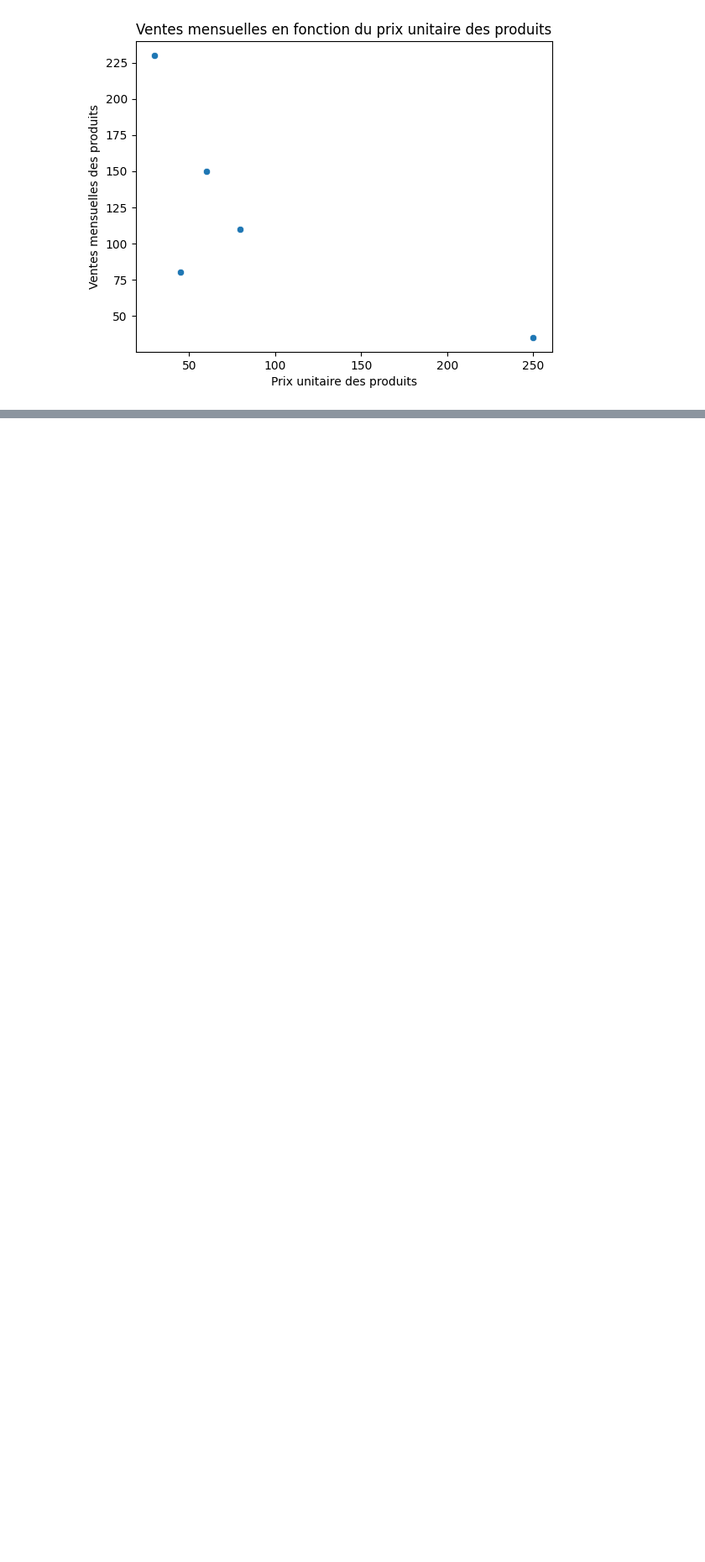
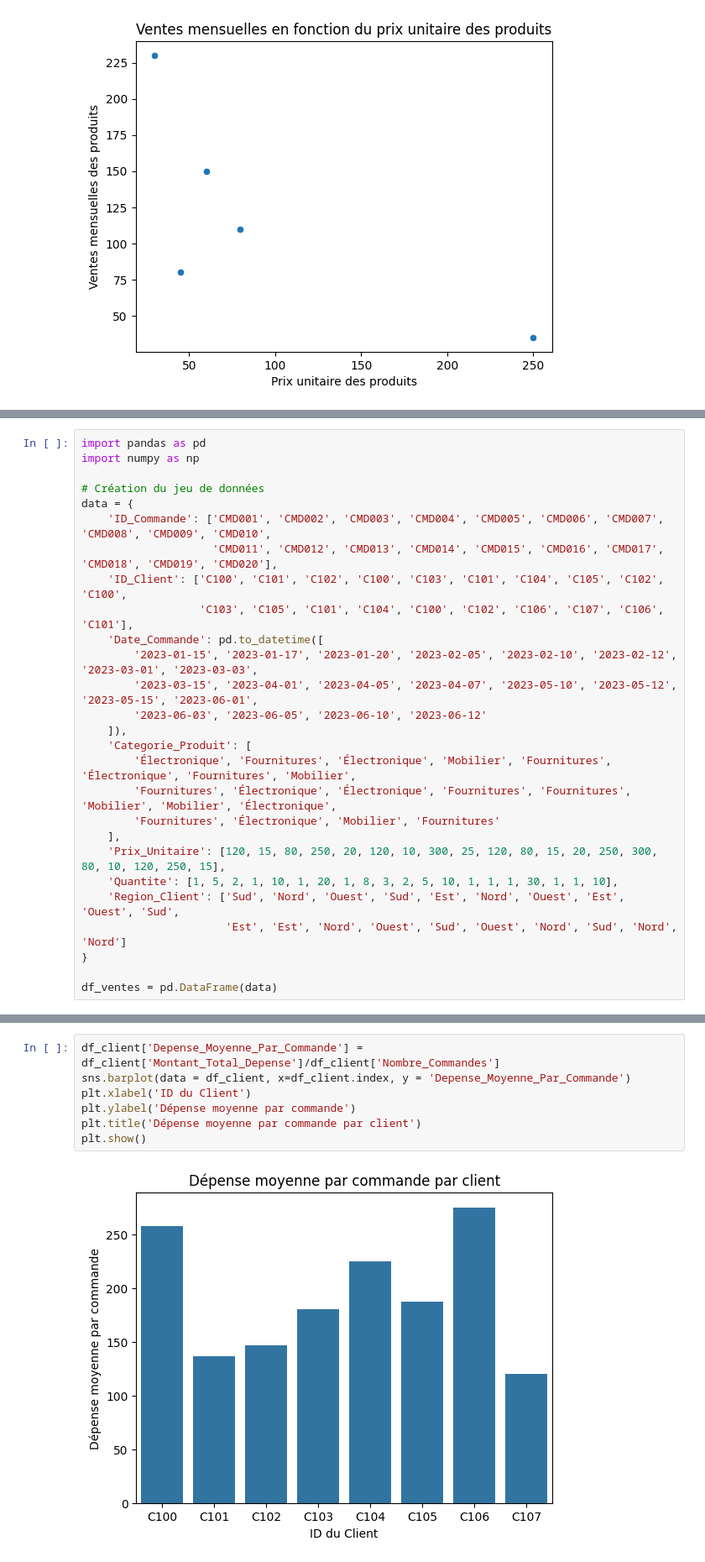
Before and after one commit to vicduch/apprentissageMLPython, a Jupyter notebook: Apprentissage_Python_ML.ipynb, the cells around one changed output, grey strips where cells are left out. Shown at 84% size. Saved outputs shown, nothing was run; the diff lists cells and outputs as text; blank space fills up the shorter version.

```diff
--- a/Apprentissage_Python_ML.ipynb
+++ b/Apprentissage_Python_ML.ipynb
@@ -664,0 +685,27 @@ plt.show()
+# %%
+import pandas as pd
+import numpy as np
+
+# Création du jeu de données
+data = {
+    'ID_Commande': ['CMD001', 'CMD002', 'CMD003', 'CMD004', 'CMD005', 'CMD006', 'CMD007', 'CMD008', 'CMD009', 'CMD010',
+                    'CMD011', 'CMD012', 'CMD013', 'CMD014', 'CMD015', 'CMD016', 'CMD017', 'CMD018', 'CMD019', 'CMD020'],
+    'ID_Client': ['C100', 'C101', 'C102', 'C100', 'C103', 'C101', 'C104', 'C105', 'C102', 'C100',
+                  'C103', 'C105', 'C101', 'C104', 'C100', 'C102', 'C106', 'C107', 'C106', 'C101'],
+    'Date_Commande': pd.to_datetime([
+        '2023-01-15', '2023-01-17', '2023-01-20', '2023-02-05', '2023-02-10', '2023-02-12', '2023-03-01', '2023-03-03',
+        '2023-03-15', '2023-04-01', '2023-04-05', '2023-04-07', '2023-05-10', '2023-05-12', '2023-05-15', '2023-06-01',
+        '2023-06-03', '2023-06-05', '2023-06-10', '2023-06-12'
+    ]),
+    'Categorie_Produit': [
+        'Électronique', 'Fournitures', 'Électronique', 'Mobilier', 'Fournitures', 'Électronique', 'Fournitures', 'Mobilier',
+        'Fournitures', 'Électronique', 'Électronique', 'Fournitures', 'Fournitures', 'Mobilier', 'Mobilier', 'Électronique',
+        'Fournitures', 'Électronique', 'Mobilier', 'Fournitures'
+    ],
+    'Prix_Unitaire': [120, 15, 80, 250, 20, 120, 10, 300, 25, 120, 80, 15, 20, 250, 300, 80, 10, 120, 250, 15],
+    'Quantite': [1, 5, 2, 1, 10, 1, 20, 1, 8, 3, 2, 5, 10, 1, 1, 1, 30, 1, 1, 10],
+    'Region_Client': ['Sud', 'Nord', 'Ouest', 'Sud', 'Est', 'Nord', 'Ouest', 'Est', 'Ouest', 'Sud',
+                      'Est', 'Est', 'Nord', 'Ouest', 'Sud', 'Ouest', 'Nord', 'Sud', 'Nord', 'Nord']
+}
+
+df_ventes = pd.DataFrame(data)
@@ -664,0 +835,9 @@ plt.show()
+# %%
+df_client['Depense_Moyenne_Par_Commande'] = df_client['Montant_Total_Depense']/df_client['Nombre_Commandes']
+sns.barplot(data = df_client, x=df_client.index, y = 'Depense_Moyenne_Par_Commande')
+plt.xlabel('ID du Client')
+plt.ylabel('Dépense moyenne par commande')
+plt.title('Dépense moyenne par commande par client')
+plt.show()
+# %% [output]
+[figure, added]
```
Also changed, not shown: parts of 19 cells of this notebook.
